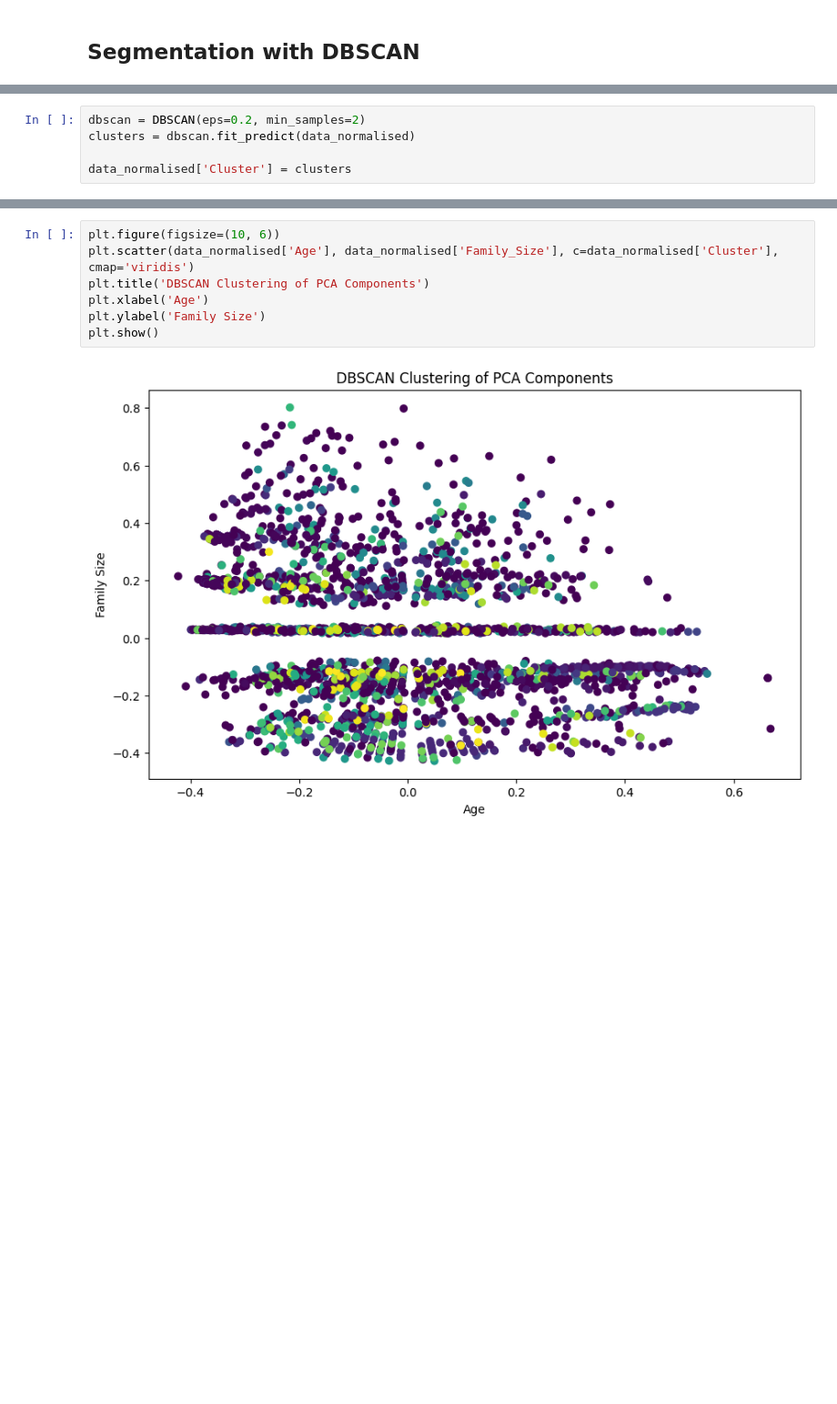
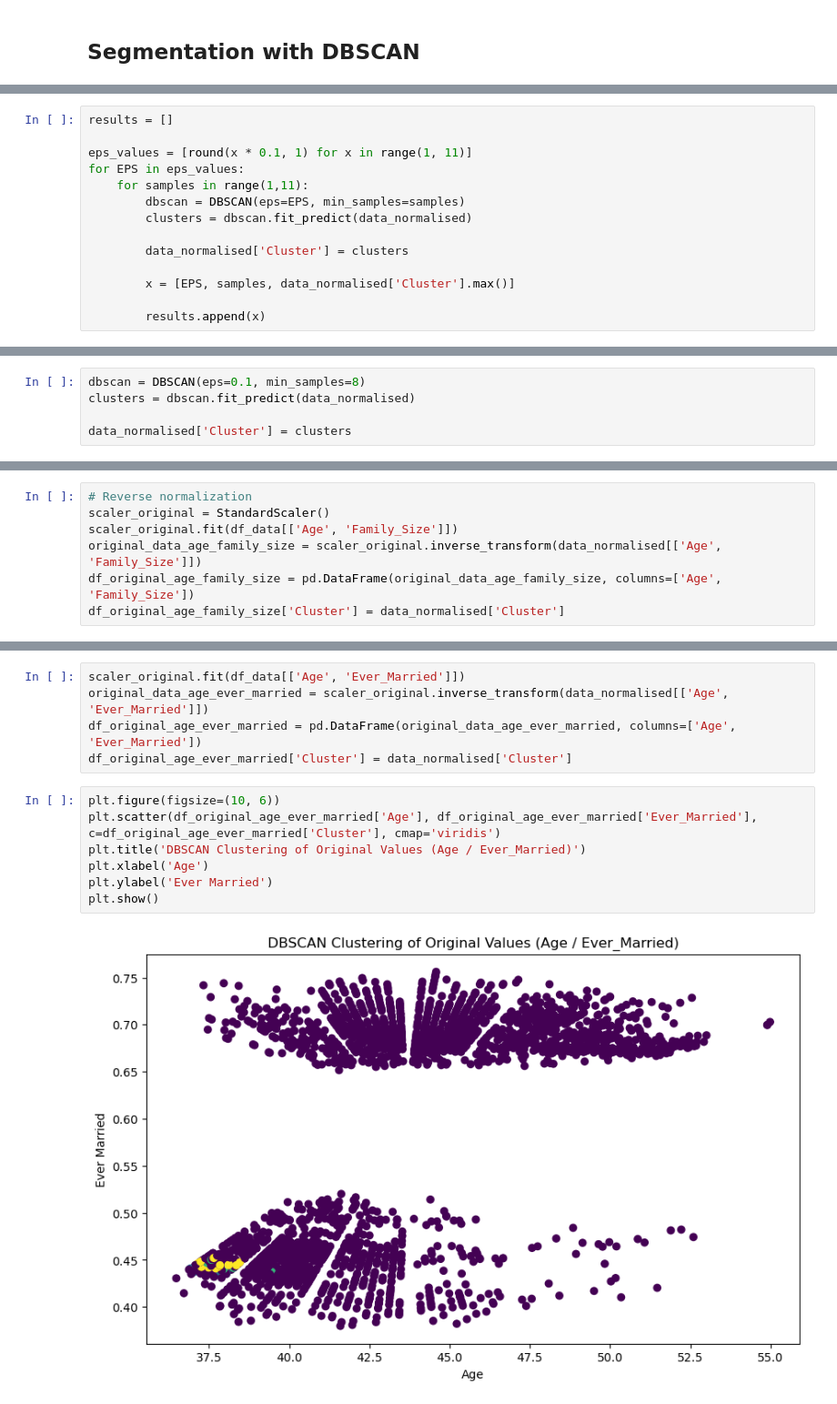
Before and after one commit to PapaProvnik/customer_segmentation, a Jupyter notebook: dbscan.ipynb, the cells around one changed output, grey strips where cells are left out. Shown at 91% size. Cells and saved outputs as stored; diff of their text form; blank space fills up the shorter version.

Commit message:
fine tuned dbscan

```diff
--- a/dbscan.ipynb
+++ b/dbscan.ipynb
@@ -75,0 +77,14 @@ plt.show()
+# %%
+results = []
+
+eps_values = [round(x * 0.1, 1) for x in range(1, 11)]
+for EPS in eps_values:
+    for samples in range(1,11):
+        dbscan = DBSCAN(eps=EPS, min_samples=samples)
+        clusters = dbscan.fit_predict(data_normalised)
+
+        data_normalised['Cluster'] = clusters
+
+        x = [EPS, samples, data_normalised['Cluster'].max()]
+
+        results.append(x)
@@ -76,5 +106,5 @@ plt.show()
 # %%
-dbscan = DBSCAN(eps=0.2, min_samples=2)
+dbscan = DBSCAN(eps=0.1, min_samples=8)
 clusters = dbscan.fit_predict(data_normalised)
 
 data_normalised['Cluster'] = clusters
@@ -84,0 +119,7 @@ np.int64(270)
+# %%
+# Reverse normalization
+scaler_original = StandardScaler()
+scaler_original.fit(df_data[['Age', 'Family_Size']])
+original_data_age_family_size = scaler_original.inverse_transform(data_normalised[['Age', 'Family_Size']])
+df_original_age_family_size = pd.DataFrame(original_data_age_family_size, columns=['Age', 'Family_Size'])
+df_original_age_family_size['Cluster'] = data_normalised['Cluster']
@@ -85,9 +166,14 @@ np.int64(270)
+# %%
+scaler_original.fit(df_data[['Age', 'Ever_Married']])
+original_data_age_ever_married = scaler_original.inverse_transform(data_normalised[['Age', 'Ever_Married']])
+df_original_age_ever_married = pd.DataFrame(original_data_age_ever_married, columns=['Age', 'Ever_Married'])
+df_original_age_ever_married['Cluster'] = data_normalised['Cluster']
 # %%
 plt.figure(figsize=(10, 6))
-plt.scatter(data_normalised['Age'], data_normalised['Family_Size'], c=data_normalised['Cluster'], cmap='viridis')
-plt.title('DBSCAN Clustering of PCA Components')
+plt.scatter(df_original_age_ever_married['Age'], df_original_age_ever_married['Ever_Married'], c=df_original_age_ever_married['Cluster'], cmap='viridis')
+plt.title('DBSCAN Clustering of Original Values (Age / Ever_Married)')
 plt.xlabel('Age')
-plt.ylabel('Family Size')
+plt.ylabel('Ever Married')
 plt.show()
 # %% [output]
-[figure, old version]
+[figure, new version]
```
Also changed, not shown: parts of 17 cells of this notebook.
